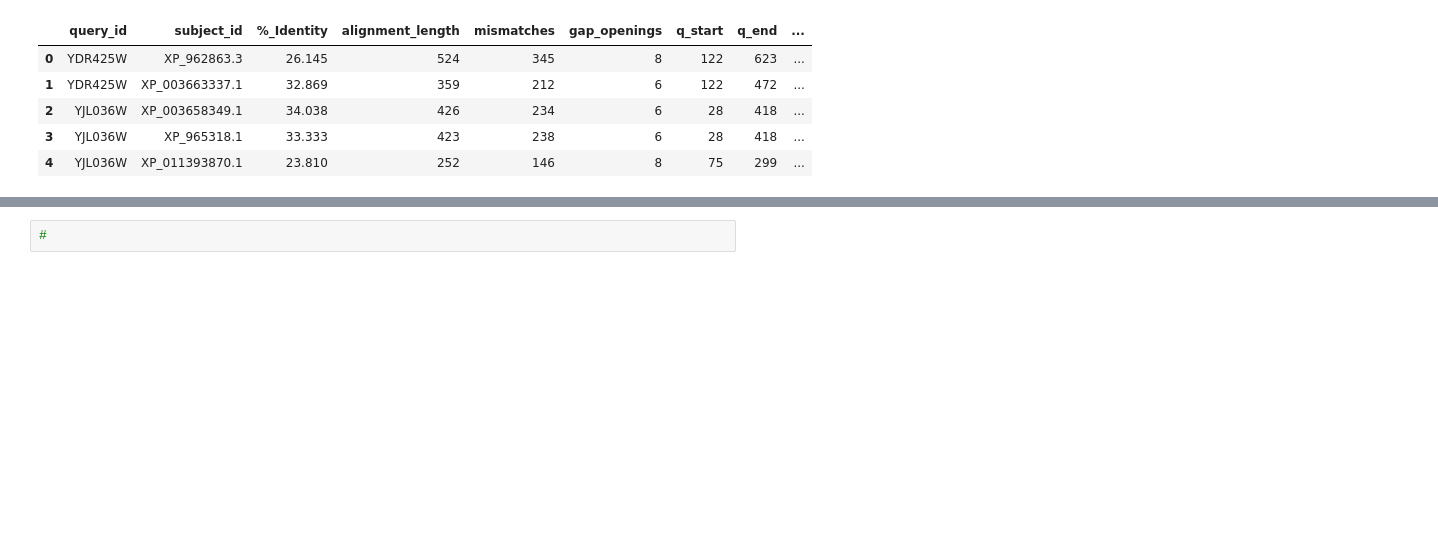
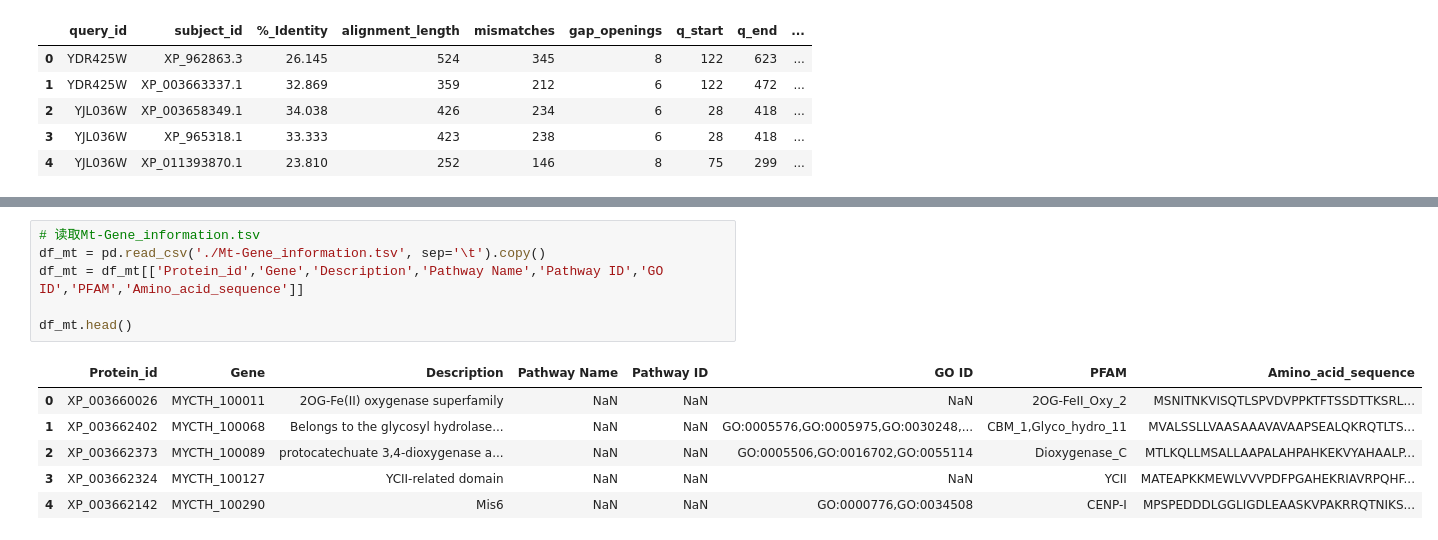
Before and after one commit to dongchen1998/code, a Jupyter notebook: lab/YM/blast-ym.ipynb, the cells around one changed output, grey strips where cells are left out. Drawn from its saved outputs; the diff is of its cells as text; blank space fills up the shorter version.

```diff
--- a/lab/YM/blast-ym.ipynb
+++ b/lab/YM/blast-ym.ipynb
@@ -62,2 +69,13 @@ df_blast.head()
-# %%
-#
+# %%
+# 读取Mt-Gene_information.tsv
+df_mt = pd.read_csv('./Mt-Gene_information.tsv', sep='\t').copy()
+df_mt = df_mt[['Protein_id','Gene','Description','Pathway Name','Pathway ID','GO ID','PFAM','Amino_acid_sequence']]
+
+df_mt.head()
+# %% [output]
+|  | Protein_id | Gene | Description | Pathway Name | Pathway ID | GO ID | PFAM | Amino_acid_sequence |
+| 0 | XP_003660026 | MYCTH_100011 | 2OG-Fe(II) oxygenase superfamily | NaN | NaN | NaN | 2OG-FeII_Oxy_2 | MSNITNKVISQTLSPVDVPPKTFTSSDTTKSRL... |
+| 1 | XP_003662402 | MYCTH_100068 | Belongs to the glycosyl hydrolase... | NaN | NaN | GO:0005576,GO:0005975,GO:0030248,... | CBM_1,Glyco_hydro_11 | MVALSSLLVAASAAAVAVAAPSEALQKRQTLTS... |
+| 2 | XP_003662373 | MYCTH_100089 | protocatechuate 3,4-dioxygenase a... | NaN | NaN | GO:0005506,GO:0016702,GO:0055114 | Dioxygenase_C | MTLKQLLMSALLAAPALAHPAHKEKVYAHAALP... |
+| 3 | XP_003662324 | MYCTH_100127 | YCII-related domain | NaN | NaN | NaN | YCII | MATEAPKKMEWLVVVPDFPGAHEKRIAVRPQHF... |
+| 4 | XP_003662142 | MYCTH_100290 | Mis6 | NaN | NaN | GO:0000776,GO:0034508 | CENP-I | MPSPEDDDLGGLIGDLEAASKVPAKRRQTNIKS... |
```
Also changed, not shown: parts of 5 cells of this notebook.
